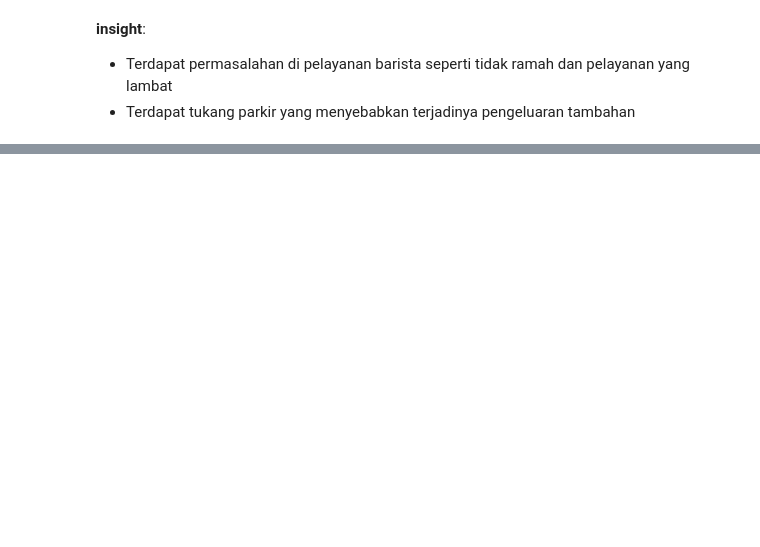
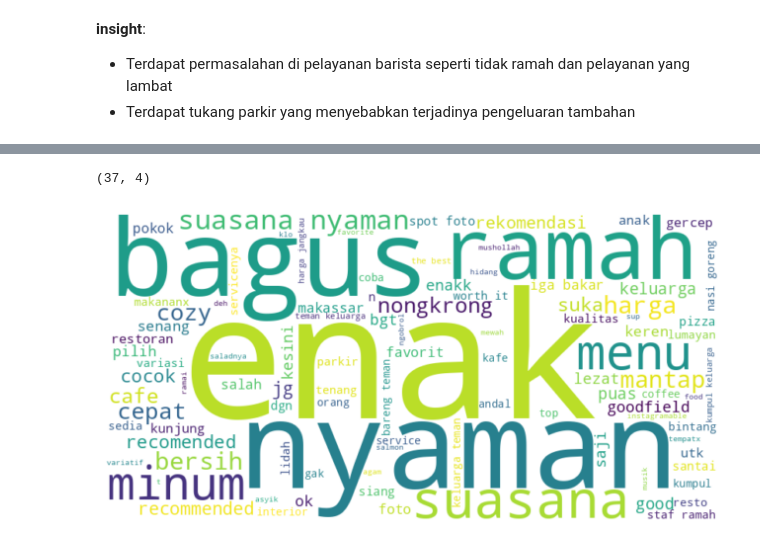
Before and after one commit to matimatech/geomarketing-coffeeshop-makassar, a Jupyter notebook: notebooks/sentiment_1.ipynb, the cells around one changed output, grey strips where cells are left out. Drawn from its saved outputs; the diff is of its cells as text; code cells hidden in the pictures; blank space fills up the shorter version.

```diff
--- a/notebooks/sentiment_1.ipynb
+++ b/notebooks/sentiment_1.ipynb
@@ -157,0 +430,32 @@ low_rating
+# %%
+low_rating.shape
+# %% [output]
+(37, 4)
+# %%
+added_stopwords = ['makan', 'pesan', 'jam', 'layan']
+# %%
+import matplotlib.pyplot as plt
+from wordcloud import WordCloud
+from nlp_id.stopword import StopWord
+
+stopwords = StopWord()
+stopwords_list = stopwords.get_stopword() + added_stopwords
+
+text = high_rating['lemmatized'].str.cat(sep=' ')
+
+# Generate the word cloud object
+wordcloud = WordCloud(
+    width=800,
+    height=400,
+    background_color='white',
+    stopwords=stopwords_list,
+    max_words=100, # Limit the number of words
+    min_font_size=10
+).generate(text)
+
+plt.figure(figsize=(8, 5))
+plt.imshow(wordcloud, interpolation='bilinear')
+plt.axis("off")
+plt.show()
+# %% [output]
+[figure, added]
```
Also changed, not shown: parts of 38 cells of this notebook, 7 other files.
